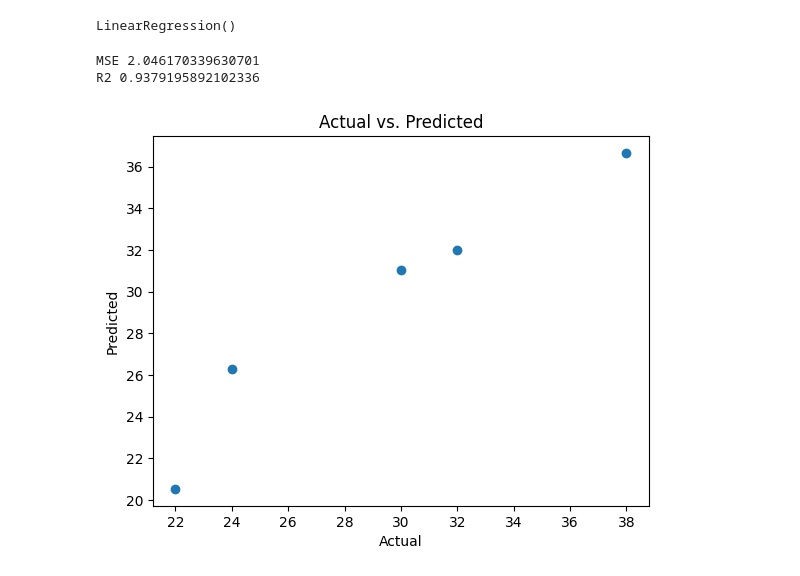
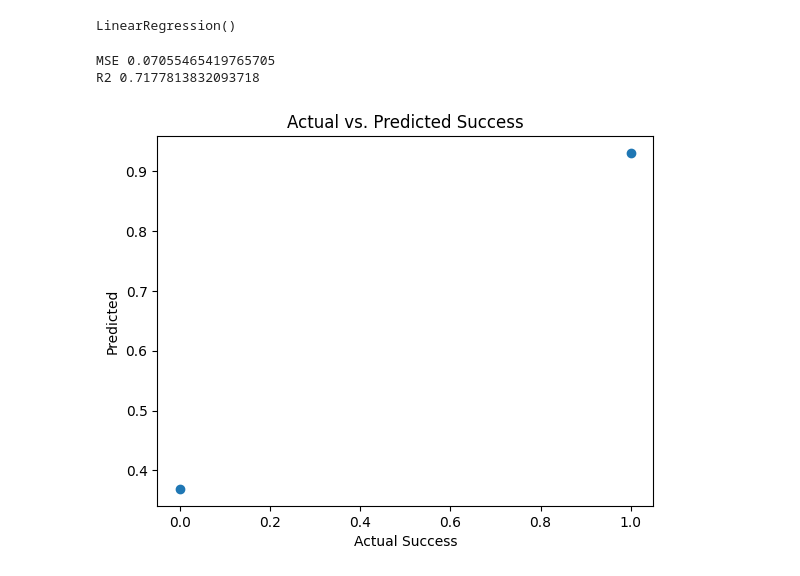
Before and after one commit to shakil1819/CSE442-Machine-Learning-Sessional, a Jupyter notebook: 202014048_Evaluation2_CSE442/202014048_prob1.ipynb, the cells around one changed output. Drawn from its saved outputs; the diff is of its cells as text; code cells hidden in the pictures.

```diff
--- a/202014048_Evaluation2_CSE442/202014048_prob1.ipynb
+++ b/202014048_Evaluation2_CSE442/202014048_prob1.ipynb
@@ -1,6 +3,6 @@
 # %%
 import pandas as pd
-data=pd.read_csv('https://raw.githubusercontent.com/shakil1819/CSE442-Machine-Learning-Sessional/main/Practice-Evaluation-02/Office%20Dataset.csv')
+data=pd.read_csv('https://raw.githubusercontent.com/shakil1819/CSE442-Machine-Learning-Sessional/main/202014048_Evaluation2_CSE442/Party%20Dataset.csv')
 # %%
 print(data.head())
 print(data.describe())
@@ -84,11 +46,10 @@ dtype: int64
 # %%
 data_cleaned=data.dropna()
 # %%
-X=data_cleaned[['Coffee_Consumption','Desk_Proximity','Hours_of_Sleep']]
-y = data_cleaned['Work_Output']
+X=data_cleaned[['Number_of_Guests','Party_Duration_Hours','Music_Volume_dB']]
+y = data_cleaned['Party_Success']
 # %%
-X_train, X_test, y_train, y_test = train_test_split(X, y, test_size=0.2,
-random_state=42)
+X_train, X_test, y_train, y_test = train_test_split(X, y, test_size=0.2,random_state=42)
 # %%
 from sklearn.preprocessing import StandardScaler
 scaler = StandardScaler()
@@ -107,13 +68,13 @@ r2 = r2_score(y_test, y_pred)
 print("MSE", mse)
 print("R2", r2)
 # %% [output]
-MSE 2.046170339630701
-R2 0.9379195892102336
+MSE 0.07055465419765705
+R2 0.7177813832093718
 # %%
 plt.scatter(y_test, y_pred)
-plt.xlabel('Actual')
+plt.xlabel('Actual Success')
 plt.ylabel('Predicted')
-plt.title('Actual vs. Predicted')
+plt.title('Actual vs. Predicted Success')
 plt.show()
 # %% [output]
-[figure, old version]
+[figure, new version]
```
Also changed, not shown: parts of 10 cells of this notebook.
